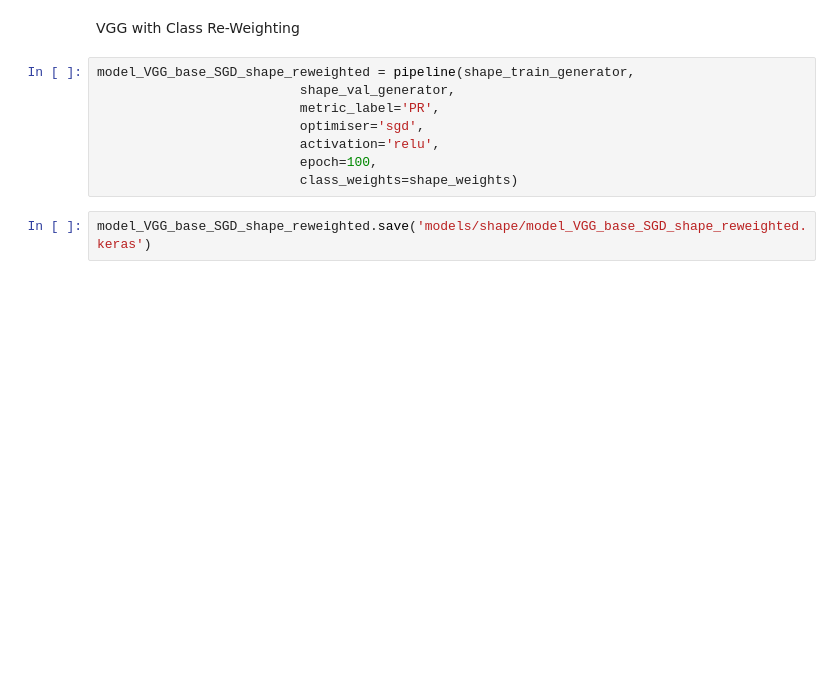
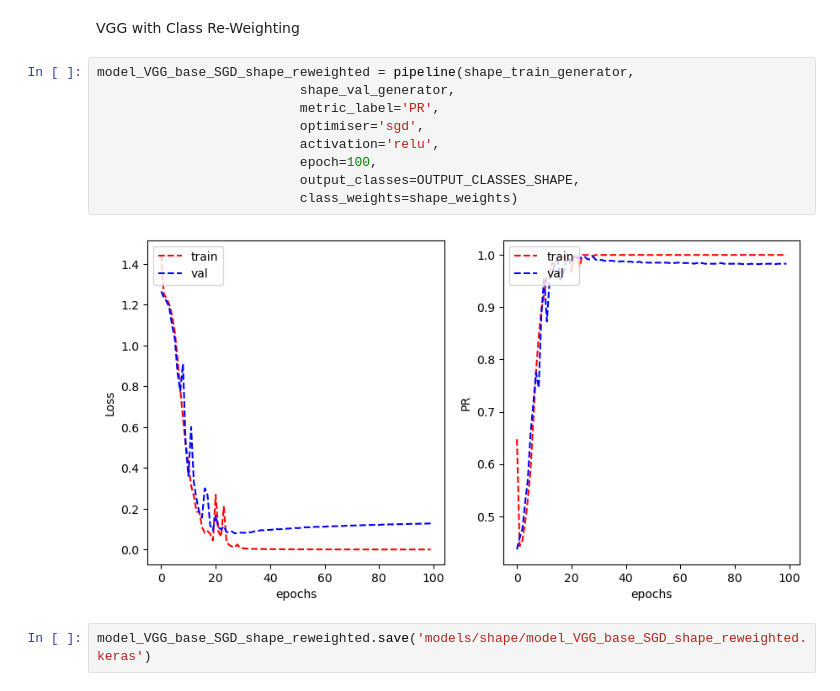
Before and after one commit to ashwin-sreejith/Traffic_Sign_Detection, a Jupyter notebook: solution.ipynb, the cells around one changed output. Cells and saved outputs as stored; diff of their text form; blank space fills up the shorter version.

```diff
--- a/solution.ipynb
+++ b/solution.ipynb
@@ -654,11 +743,14 @@ VGG with Class Re-Weighting
 # %%
 model_VGG_base_SGD_shape_reweighted = pipeline(shape_train_generator,
                           shape_val_generator,
                           metric_label='PR',
                           optimiser='sgd',
                           activation='relu',
                           epoch=100,
+                          output_classes=OUTPUT_CLASSES_SHAPE,
                           class_weights=shape_weights)
+# %% [output]
+[figure, added]
 # %%
 model_VGG_base_SGD_shape_reweighted.save('models/shape/model_VGG_base_SGD_shape_reweighted.keras')
 # %% [markdown]
```
Also changed, not shown: parts of 40 cells of this notebook.
